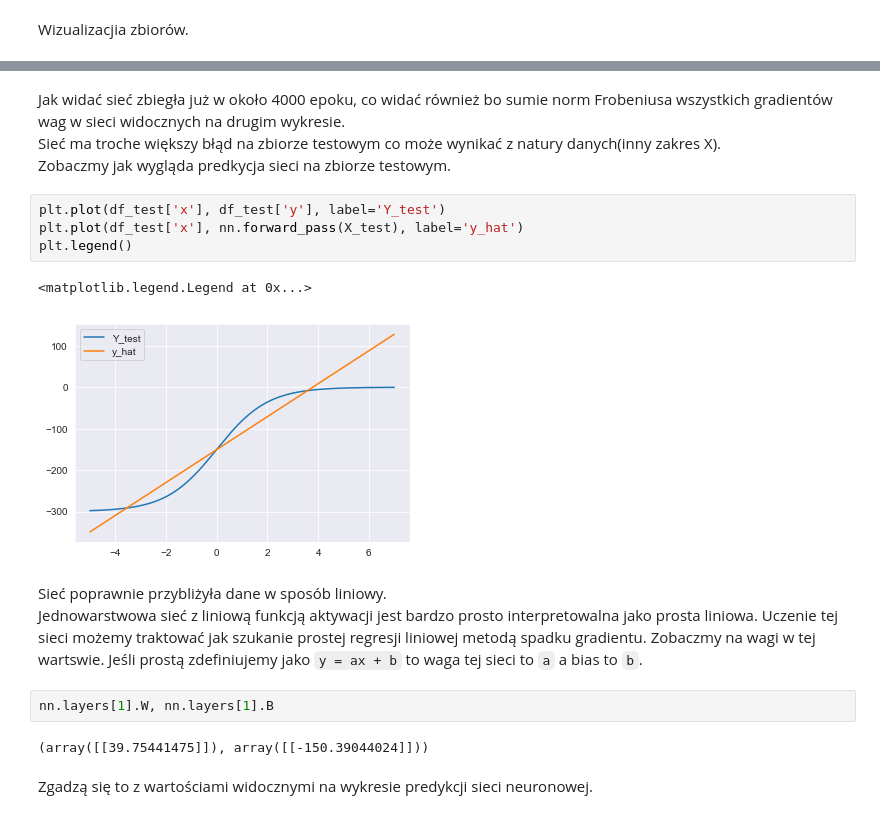
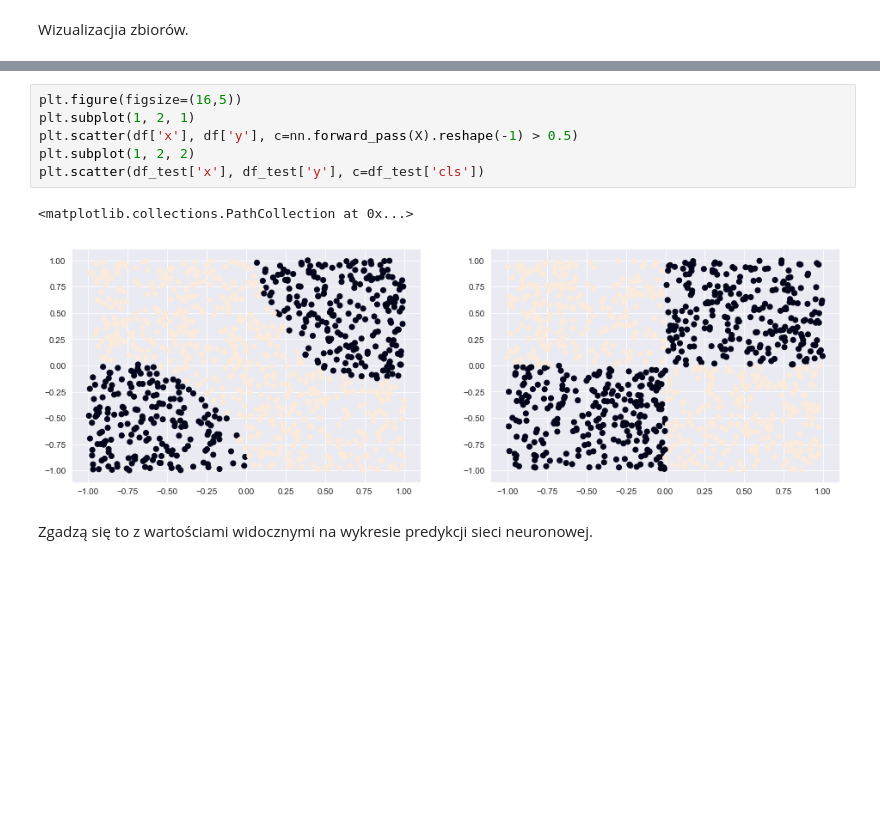
Before and after one commit to OlafSk/MGU2019, a Jupyter notebook: Raport - Regresja.ipynb, the cells around one changed output, grey strips where cells are left out. Cells and saved outputs as stored; diff of their text form; blank space fills up the shorter version.

```diff
--- a/Raport - Regresja.ipynb
+++ b/Raport - Regresja.ipynb
@@ -66,21 +66,12 @@ plt.legend()
-# %% [markdown]
-Jak widać sieć zbiegła już w około 4000 epoku, co widać również bo sumie norm Frobeniusa wszystkich gradientów wag w sieci widocznych na drugim wykresie.
-Sieć ma troche większy błąd na zbiorze testowym co może wynikać z natury danych(inny zakres X).
-Zobaczmy jak wygląda predkycja sieci na zbiorze testowym.
-# %%
-plt.plot(df_test['x'], df_test['y'], label='Y_test')
-plt.plot(df_test['x'], nn.forward_pass(X_test), label='y_hat')
-plt.legend()
-# %% [output]
-<matplotlib.legend.Legend at 0x...>
-[figure, removed]
-# %% [markdown]
-Sieć poprawnie przybliżyła dane w sposób liniowy.
-Jednowarstwowa sieć z liniową funkcją aktywacji jest bardzo prosto interpretowalna jako prosta liniowa. Uczenie tej sieci możemy traktować jak szukanie prostej regresji liniowej metodą spadku gradientu. Zobaczmy na wagi w tej wartswie. Jeśli prostą zdefiniujemy jako `y = ax + b` to waga tej sieci to `a` a bias to `b`.
-# %%
-nn.layers[1].W, nn.layers[1].B
-# %% [output]
-(array([[39.75441475]]), array([[-150.39044024]]))
+# %%
+plt.figure(figsize=(16,5))
+plt.subplot(1, 2, 1)
+plt.scatter(df['x'], df['y'], c=nn.forward_pass(X).reshape(-1) > 0.5)
+plt.subplot(1, 2, 2)
+plt.scatter(df_test['x'], df_test['y'], c=df_test['cls'])
+# %% [output]
+<matplotlib.collections.PathCollection at 0x...>
+[figure, added]
 # %% [markdown]
 Zgadzą się to z wartościami widocznymi na wykresie predykcji sieci neuronowej.
 # %% [markdown]
```
Also changed, not shown: parts of 9 cells of this notebook.
